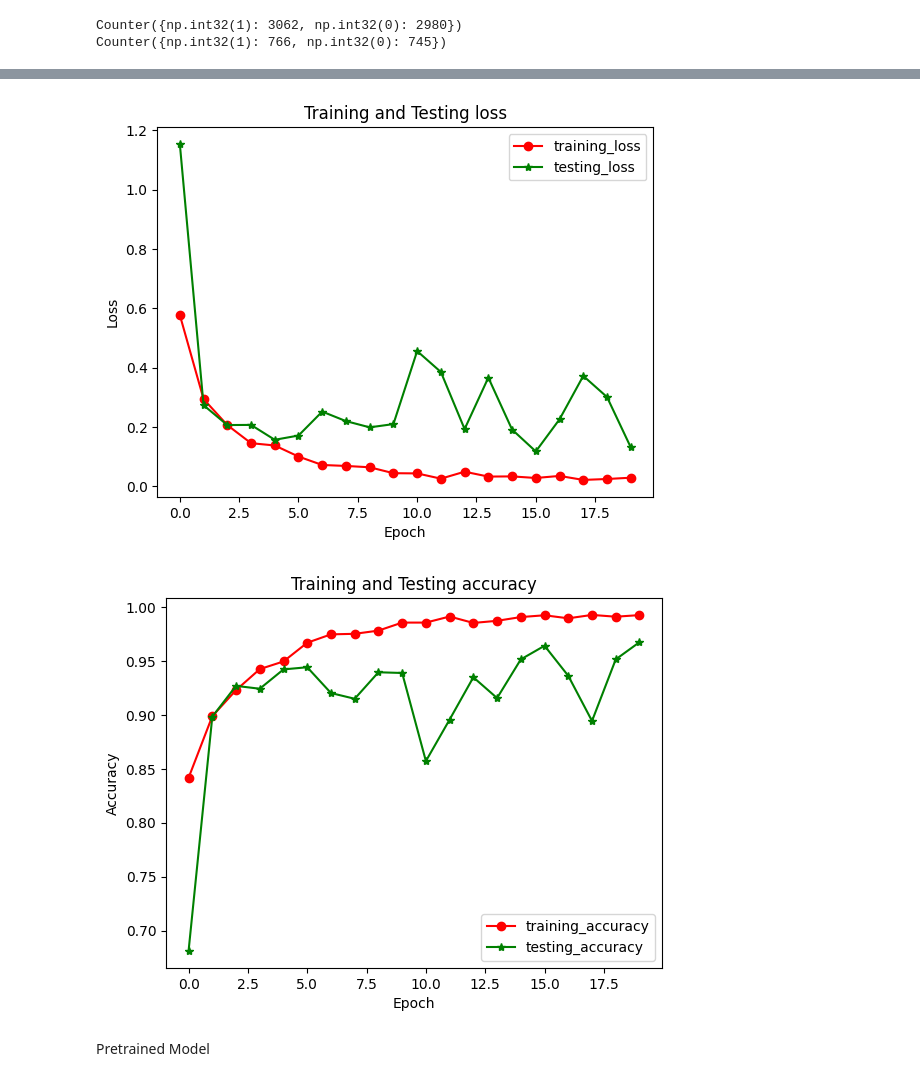
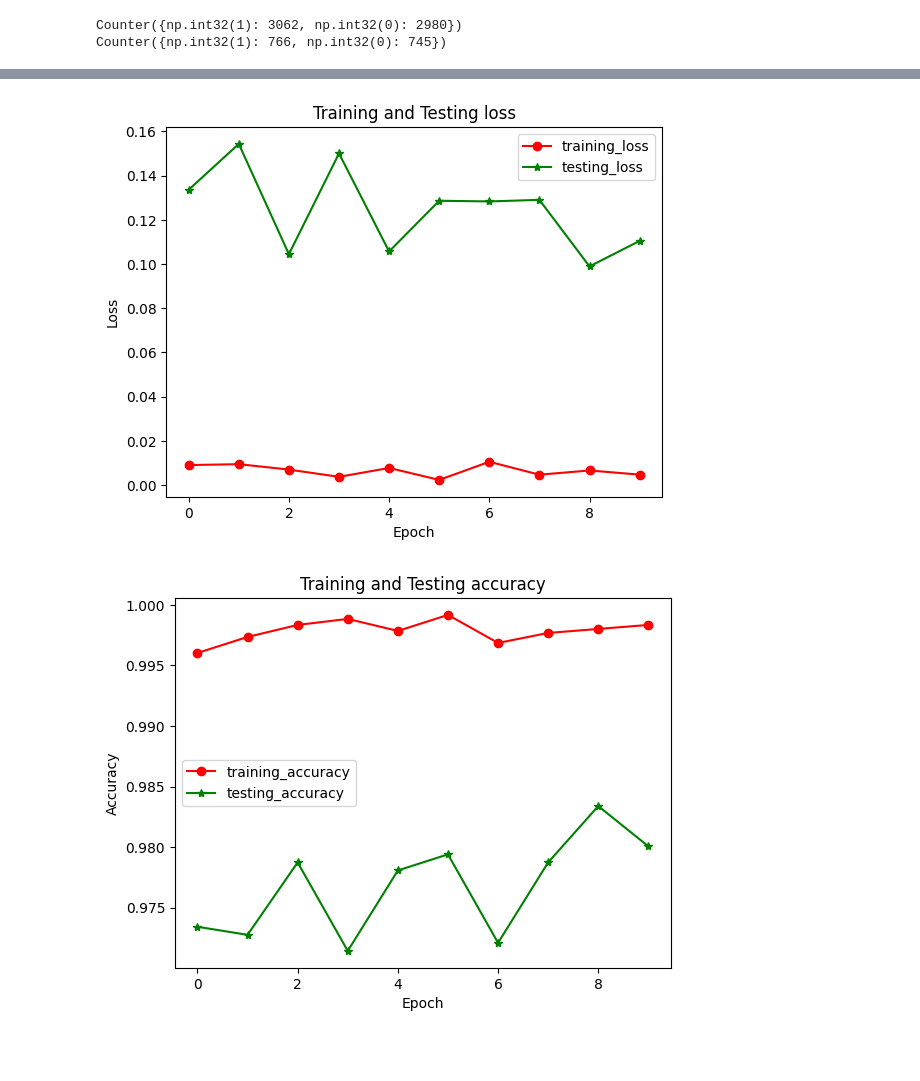
Before and after one commit to DataDrivenAkanksha/deep_learning_facemask_detection, a Jupyter notebook: Face_Mask_detection.ipynb, the cells around one changed output, grey strips where cells are left out. Saved outputs shown, nothing was run; the diff lists cells and outputs as text; code cells hidden in the pictures; blank space fills up the shorter version.

```diff
--- a/Face_Mask_detection.ipynb
+++ b/Face_Mask_detection.ipynb
@@ -241,0 +271,6 @@ Counter({np.int32(1): 766, np.int32(0): 745})
+# %%
+conv_base = VGG16(
+    weights='imagenet',
+    include_top = False,
+    input_shape=(150,150,3)
+)
@@ -241,0 +301,10 @@ Counter({np.int32(1): 766, np.int32(0): 745})
+# %%
+model_pretrain = Sequential()
+
+model_pretrain.add(conv_base)
+model_pretrain.add(Flatten())
+model_pretrain.add(Dense(128,activation='relu'))
+model_pretrain.add(Dropout(0.1))
+model_pretrain.add(Dense(64,activation='relu'))
+model_pretrain.add(Dropout(0.1))
+model_pretrain.add(Dense(1,activation='sigmoid'))
@@ -241,0 +337,4 @@ Counter({np.int32(1): 766, np.int32(0): 745})
+# %%
+model_pretrain.compile(optimizer='adam',loss='binary_crossentropy',metrics=['accuracy'])
+# %%
+history1=model_pretrain.fit(train_ds,epochs=10,validation_data=val_ds)
@@ -242,22 +362,20 @@ Counter({np.int32(1): 766, np.int32(0): 745})
 # %%
-plt.plot(history.history['loss'],label='training_loss',marker='o',color='red')
-plt.plot(history.history['val_loss'],label='testing_loss',marker='*',color='green')
+plt.plot(history1.history['loss'],label='training_loss',marker='o',color='red')
+plt.plot(history1.history['val_loss'],label='testing_loss',marker='*',color='green')
 plt.title('Training and Testing loss')
 plt.xlabel('Epoch')
 plt.ylabel('Loss')
 plt.legend()
 plt.show()
 # %% [output]
-[figure, old version]
+[figure, new version]
 # %%
-plt.plot(history.history['accuracy'],label='training_accuracy',marker='o',color='red')
-plt.plot(history.history['val_accuracy'],label='testing_accuracy',marker='*',color='green')
+plt.plot(history1.history['accuracy'],label='training_accuracy',marker='o',color='red')
+plt.plot(history1.history['val_accuracy'],label='testing_accuracy',marker='*',color='green')
 plt.title('Training and Testing accuracy')
 plt.xlabel('Epoch')
 plt.ylabel('Accuracy')
 plt.legend()
 plt.show()
 # %% [output]
-[figure, old version]
+[figure, new version]
-# %% [markdown]
-Pretrained Model
```
Also changed, not shown: parts of 31 cells of this notebook.
